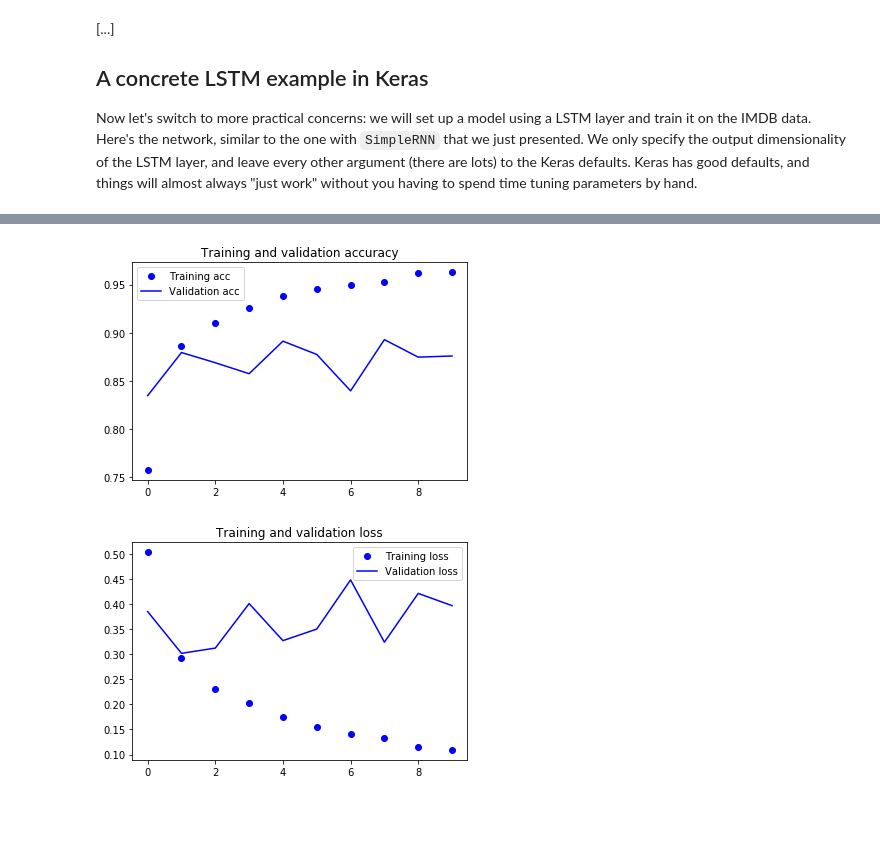
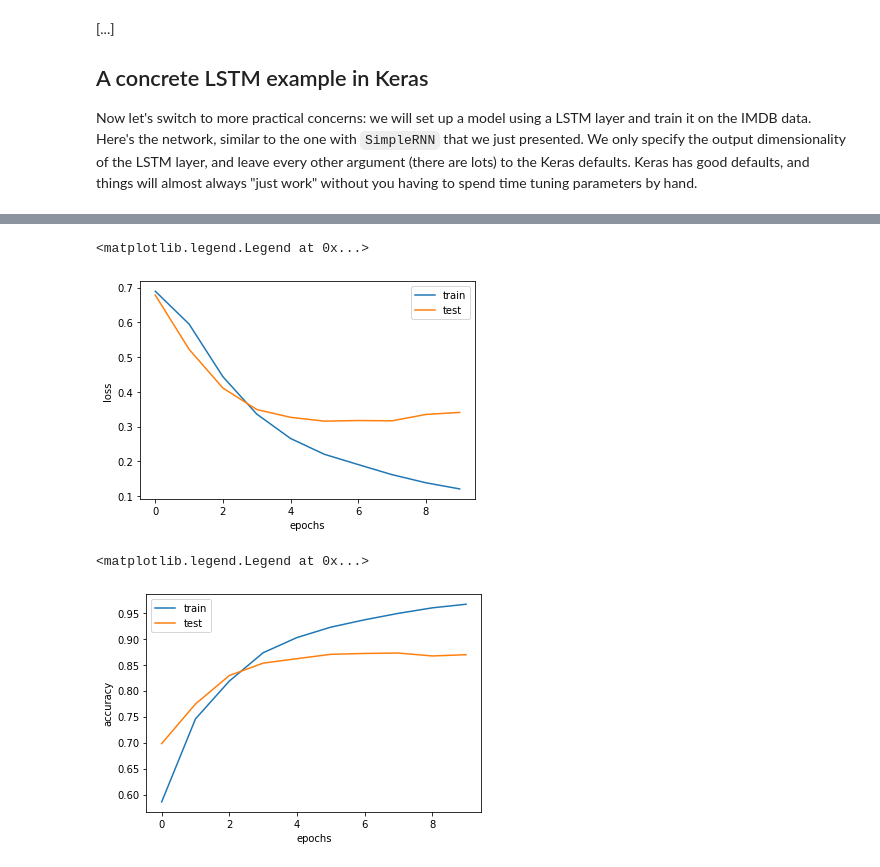
Before and after one commit to pancudaniel7/deep-learning-crash-course-notebooks, a Jupyter notebook: 6.2-understanding-recurrent-neural-networks.ipynb, the cells around one changed output, grey strips where cells are left out. Drawn from its saved outputs; the diff is of its cells as text; code cells hidden in the pictures; blank space fills up the shorter version.

```diff
--- a/6.2-understanding-recurrent-neural-networks.ipynb
+++ b/6.2-understanding-recurrent-neural-networks.ipynb
@@ -196,18 +266,21 @@ similar to the one with `SimpleRNN` that we just presented. We only specify the
 other argument (there are lots) to the Keras defaults. Keras has good defaults, and things will almost always "just work" without you
 having to spend time tuning parameters by hand.
 # %%
-from keras.layers import LSTM
+from tensorflow.keras.layers import LSTM
 
 model = Sequential()
 model.add(Embedding(max_features, 32))
 model.add(LSTM(32))
 model.add(Dense(1, activation='sigmoid'))
 
-model.compile(optimizer='rmsprop',
+model.compile(optimizer='adam',
               loss='binary_crossentropy',
-              metrics=['acc'])
+              metrics=['accuracy'])
 history = model.fit(input_train, y_train,
                     epochs=10,
-                    batch_size=128,
-                    validation_split=0.2)
+                    # batch_size=128,
+                    batch_size=1024,
+                    validation_data=(input_test, y_test)
+#                     validation_split=0.2
+                   )
 # %% [output]
@@ -231,24 +304,28 @@ Epoch 10/10
-# %%
-acc = history.history['acc']
-val_acc = history.history['val_acc']
-loss = history.history['loss']
-val_loss = history.history['val_loss']
-
-epochs = range(len(acc))
-
-plt.plot(epochs, acc, 'bo', label='Training acc')
-plt.plot(epochs, val_acc, 'b', label='Validation acc')
-plt.title('Training and validation accuracy')
-plt.legend()
-
-plt.figure()
-
-plt.plot(epochs, loss, 'bo', label='Training loss')
-plt.plot(epochs, val_loss, 'b', label='Validation loss')
-plt.title('Training and validation loss')
-plt.legend()
-
-plt.show()
-# %% [output]
-[figure, removed]
-[figure, removed]
+# %%
+import matplotlib.pyplot as plt
+
+# plt.yscale('log')
+plt.ylabel("loss")
+plt.xlabel("epochs")
+
+plt.plot(history.history['loss']);
+plt.plot(history.history['val_loss']);
+
+plt.legend(['train', 'test'])
+# %% [output]
+<matplotlib.legend.Legend at 0x...>
+[figure, added]
+# %%
+import matplotlib.pyplot as plt
+
+# plt.yscale('log')
+plt.ylabel("accuracy")
+plt.xlabel("epochs")
+
+plt.plot(history.history['accuracy']);
+plt.plot(history.history['val_accuracy']);
+
+plt.legend(['train', 'test'])
+# %% [output]
+<matplotlib.legend.Legend at 0x...>
+[figure, added]
```
Also changed, not shown: parts of 24 cells of this notebook.
